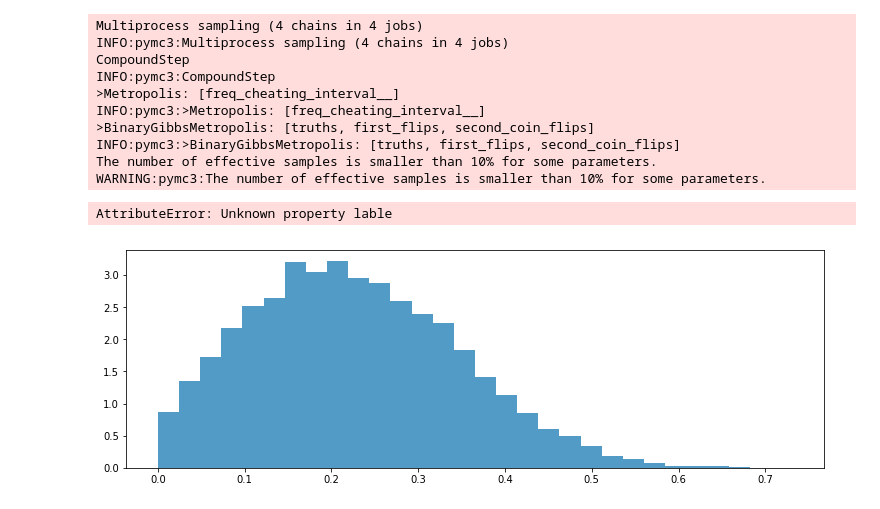
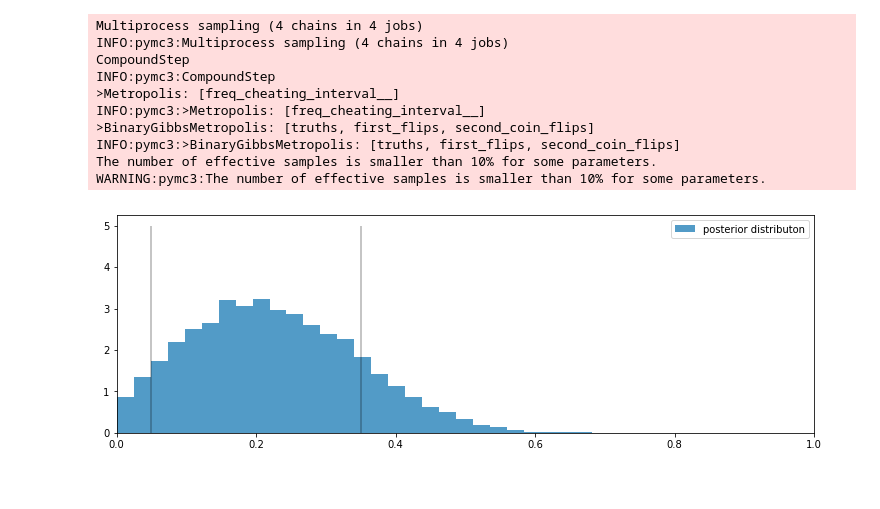
Before and after one commit to CLuiz/probabalistic_programming, a Jupyter notebook: ch2.ipynb, the cells around one changed output. Cells and saved outputs as stored; diff of their text form; code cells hidden in the pictures.

```diff
--- a/ch2.ipynb
+++ b/ch2.ipynb
@@ -364,14 +364,13 @@ WARNING:pymc3:The number of effective samples is smaller than 10% for some param
 # %%
 figsize = (12.5, 3)
 p_trace = burned_trace["freq_cheating"][15000:]
 plt.hist(p_trace, histtype="stepfilled", density=True, alpha=.85, bins=30,
-        lable="posterior distributon", color="#348ABD")
+        label="posterior distributon", color="#348ABD")
 plt.vlines([.05, .35], [0, 0], [5, 5], alpha=.3)
 plt.xlim(0, 1)
 plt.legend();
 # %% [output]
-AttributeError: Unknown property lable
-[figure, old version]
+[figure, new version]
 # %%
 # Alternative pymc3 Model
 
```
Also changed, not shown: parts of 5 cells of this notebook, 1 other file.
